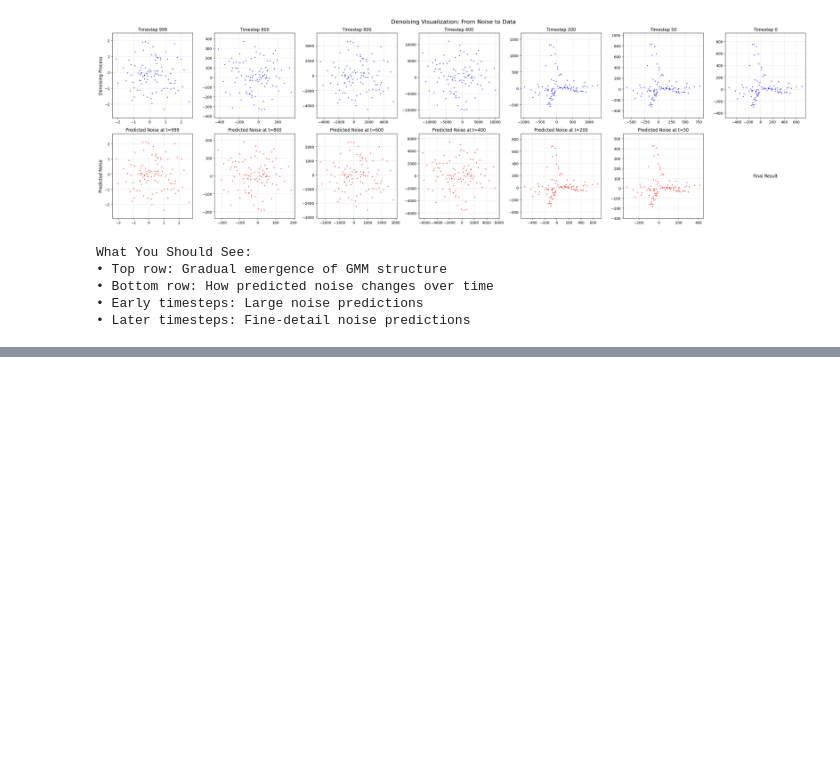
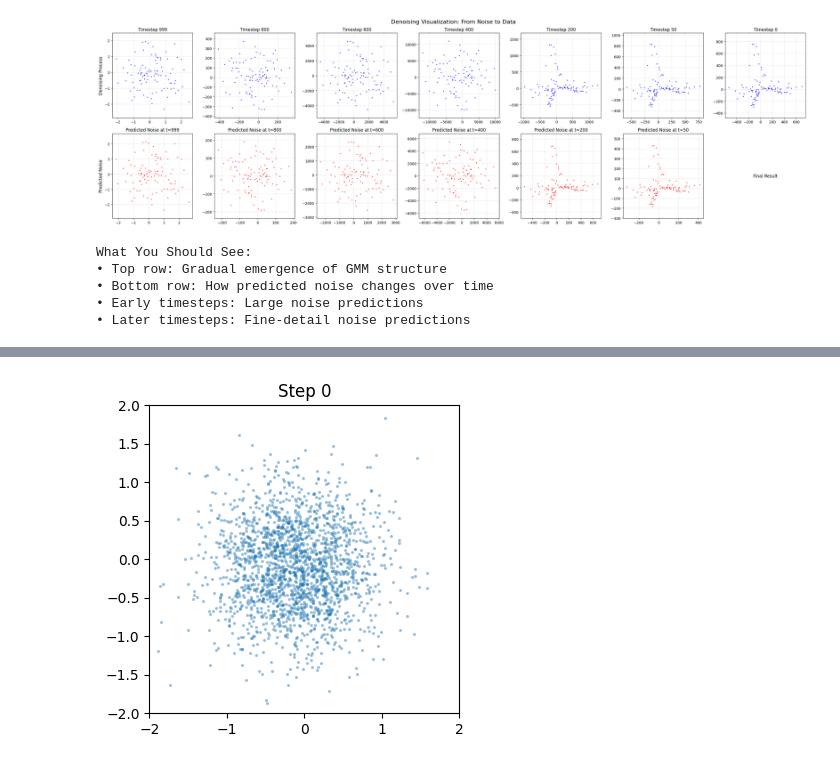
Before and after one commit to Jaseelkt007/Generative_AI_basics, a Jupyter notebook: Diffusion_Models.ipynb, the cells around one changed output, grey strips where cells are left out. Cells and saved outputs as stored; diff of their text form; code cells hidden in the pictures; blank space fills up the shorter version.

```diff
--- a/Diffusion_Models.ipynb
+++ b/Diffusion_Models.ipynb
@@ -525,0 +530,68 @@ $$ z ∼ N(0,I)$$
+# %%
+ # Reverse Sampling process:
+import matplotlib.pyplot as plt
+import matplotlib.animation as animation
+from tqdm import tqdm
+def p_sample(x_t, t):
+    """
+    One reverse step from x_t ->> x_t-1
+    """
+    if isinstance(t, int):
+        t = torch.full((x_t.shape[0],), t, device=device, dtype=torch.long)
+    else:
+        t = t.to(device).long()
+
+    beta_t  = betas[t].reshape(-1,1)
+    alpha_t = alphas[t].reshape(-1,1)
+    abar_t  = abar[t].reshape(-1,1)
+
+    predicted_noise = model(x_t, t)
+    # compute mean
+    mean = (1/torch.sqrt(alpha_t)) * (x_t - (beta_t/torch.sqrt(1-abar_t))*predicted_noise)
+    # Sample from N(mean, varience = beta *I) or similar to langevin sampling
+    noise = torch.zeros_like(x_t) if (t == 0).all().item() else torch.randn_like(x_t) # add noise except for t=0
+    return mean + torch.sqrt(beta_t)*noise
+
+
+@torch.no_grad()
+def sample(n=2000, every=20):
+    """
+    Run full reverse chain: x_T → ... → x_0
+    """
+    x_t = torch.randn(n,2,device=device)
+    frames = []
+    for step in tqdm(reversed(range(T))):
+        t = torch.full((n,), step, device=device, dtype=torch.long)
+        x_t = p_sample(x_t, t)
+        if step % every == 0 or step == 0 or step == T-1:
+            frames.append((step, x_t.detach().cpu().numpy()))
+    return x_t.detach().cpu().numpy(), frames
+
+
+final_samples, frames = sample(n=2000, every=20)
+
+fig, ax = plt.subplots(figsize=(4,4))
+scat = ax.scatter([], [], s=2, alpha=0.3)
+ax.set_xlim(-2, 2); ax.set_ylim(-2, 2)
+ax.set_title("DDPM denoising trajectory")
+
+def init():
+    scat.set_offsets(np.empty((0, 2)))
+    return scat,
+
+def update(i):
+    step, pts = frames[i]
+    scat.set_offsets(pts)
+    ax.set_title(f"Step {step}")
+    return scat,
+
+ani = animation.FuncAnimation(
+    fig, update, frames=len(frames), init_func=init,
+    blit=True, interval=300, repeat=False
+)
+
+# save gif (optional)
+ani.save("ddpm_denoising.gif", writer="pillow")
+plt.show()
+# %% [output]
+[figure, added]
```
Also changed, not shown: parts of 5 cells of this notebook.
